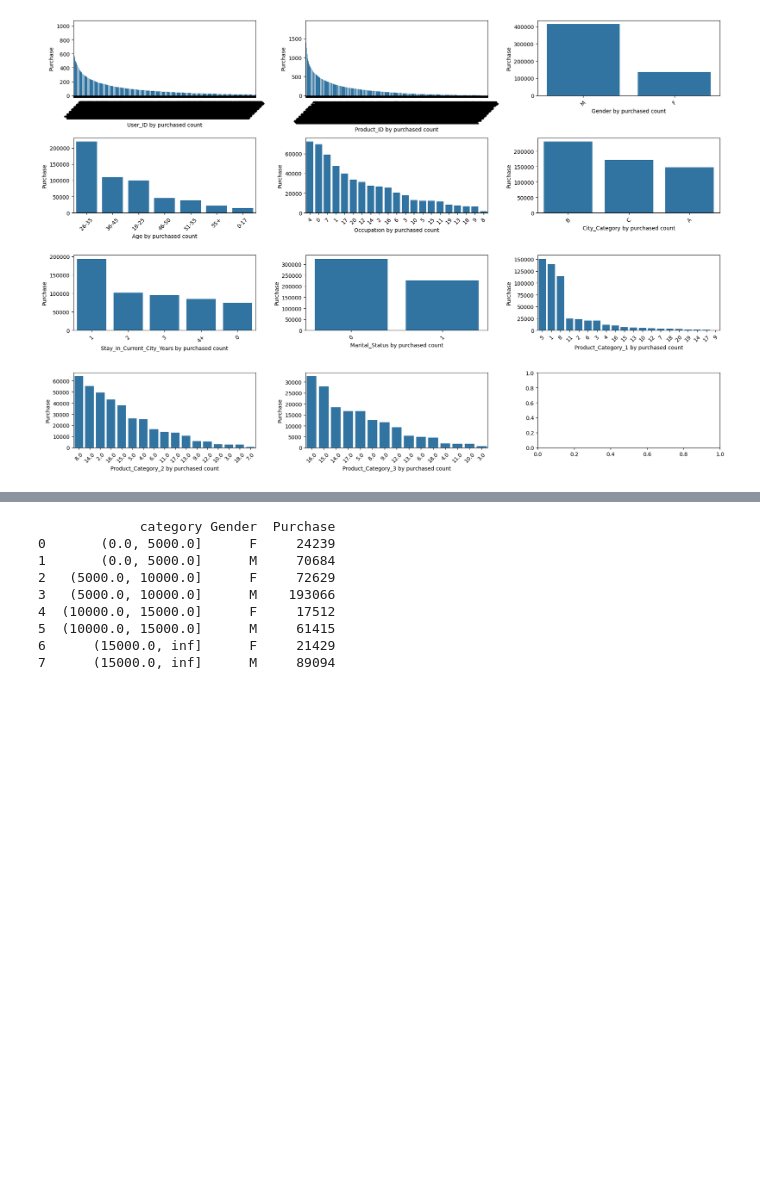
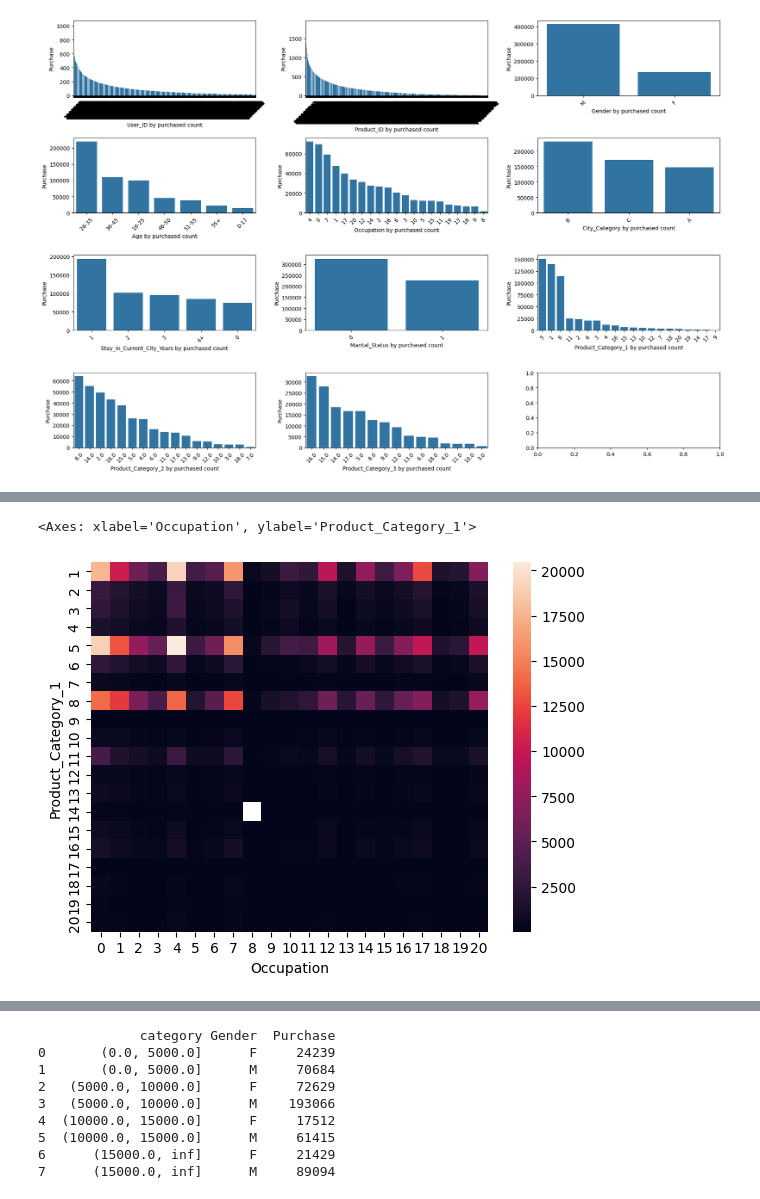
Before and after one commit to LeoCenturion/ceia-deep-learning, a Jupyter notebook: Untitled.ipynb, the cells around one changed output, grey strips where cells are left out. Saved outputs shown, nothing was run; the diff lists cells and outputs as text; code cells hidden in the pictures; blank space fills up the shorter version.

```diff
--- a/Untitled.ipynb
+++ b/Untitled.ipynb
@@ -181,3 +196,10 @@ plt.show()
+# %%
+purchased_by_category = black_sales.groupby(['Product_Category_1', 'Occupation'])['Purchase'] \
+        .count().reset_index().pivot(index='Product_Category_1', columns="Occupation", values="Purchase")
+sns.heatmap(purchased_by_category)
+# %% [output]
+<Axes: xlabel='Occupation', ylabel='Product_Category_1'>
+[figure, added]
 # %%
 columns = [
     'Gender', 'Age', 'Occupation', 'City_Category',
```
Also changed, not shown: parts of 47 cells of this notebook, 13 other files.
